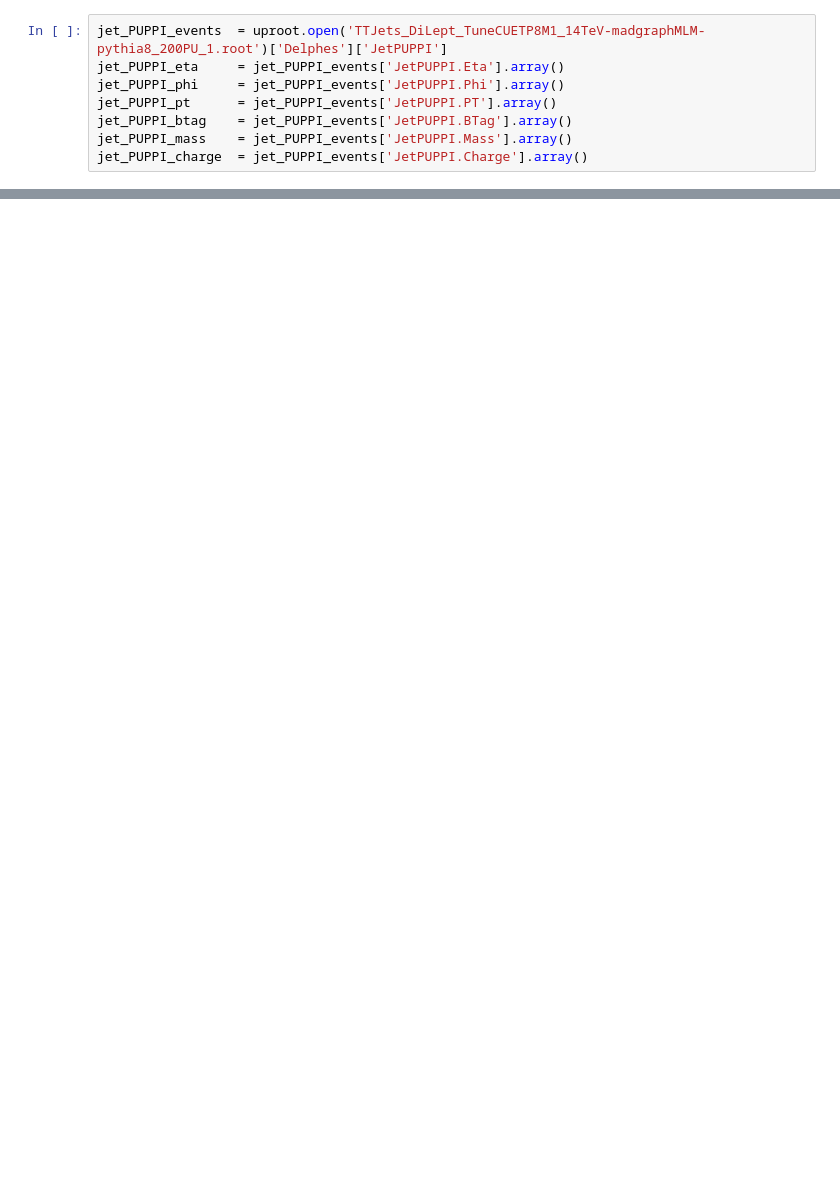
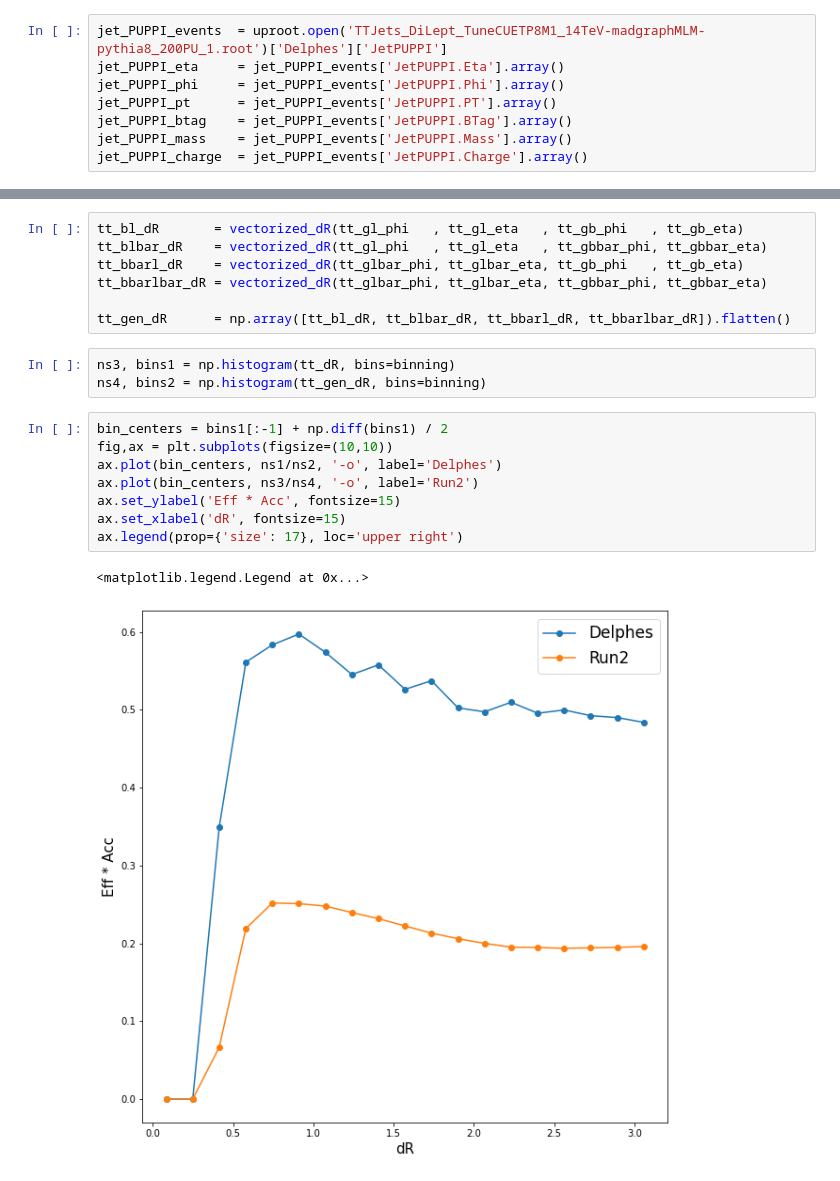
Before and after one commit to jthiema/Top-Quark-Spin-Correlations, a Jupyter notebook: DPhi_new.ipynb, the cells around one changed output, grey strips where cells are left out. Drawn from its saved outputs; the diff is of its cells as text; blank space fills up the shorter version.

```diff
--- a/DPhi_new.ipynb
+++ b/DPhi_new.ipynb
@@ -469,0 +637,21 @@ Text(0, 0.5, 'Arbitrary Units')
+# %%
+tt_bl_dR       = vectorized_dR(tt_gl_phi   , tt_gl_eta   , tt_gb_phi   , tt_gb_eta)
+tt_blbar_dR    = vectorized_dR(tt_gl_phi   , tt_gl_eta   , tt_gbbar_phi, tt_gbbar_eta)
+tt_bbarl_dR    = vectorized_dR(tt_glbar_phi, tt_glbar_eta, tt_gb_phi   , tt_gb_eta)
+tt_bbarlbar_dR = vectorized_dR(tt_glbar_phi, tt_glbar_eta, tt_gbbar_phi, tt_gbbar_eta)
+
+tt_gen_dR      = np.array([tt_bl_dR, tt_blbar_dR, tt_bbarl_dR, tt_bbarlbar_dR]).flatten()
+# %%
+ns3, bins1 = np.histogram(tt_dR, bins=binning)
+ns4, bins2 = np.histogram(tt_gen_dR, bins=binning)
+# %%
+bin_centers = bins1[:-1] + np.diff(bins1) / 2
+fig,ax = plt.subplots(figsize=(10,10))
+ax.plot(bin_centers, ns1/ns2, '-o', label='Delphes')
+ax.plot(bin_centers, ns3/ns4, '-o', label='Run2')
+ax.set_ylabel('Eff * Acc', fontsize=15)
+ax.set_xlabel('dR', fontsize=15)
+ax.legend(prop={'size': 17}, loc='upper right')
+# %% [output]
+<matplotlib.legend.Legend at 0x...>
+[figure, added]
```
Also changed, not shown: parts of 64 cells of this notebook.
